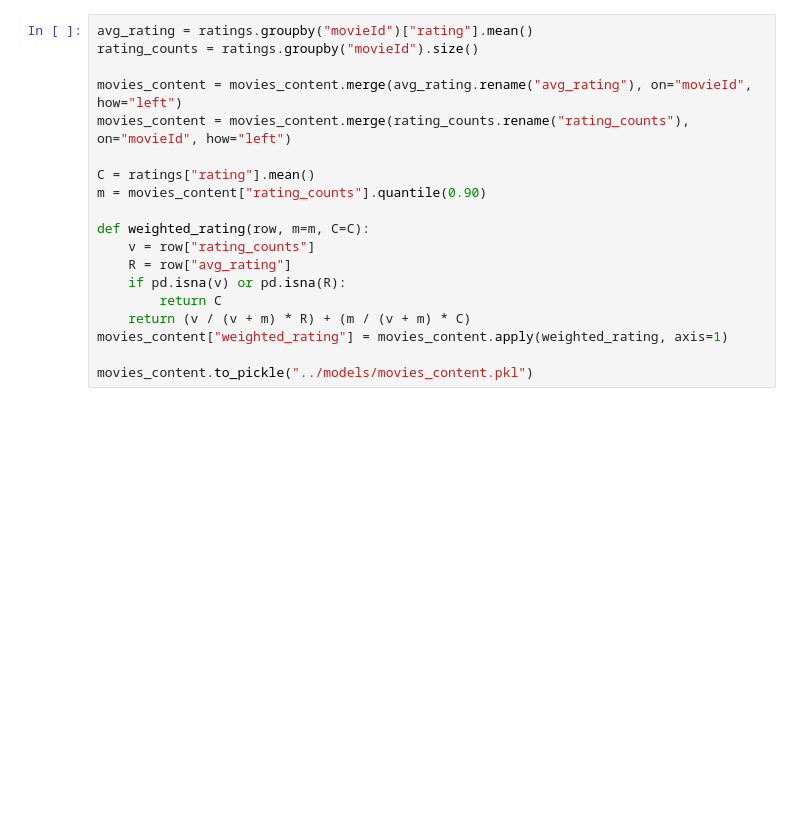
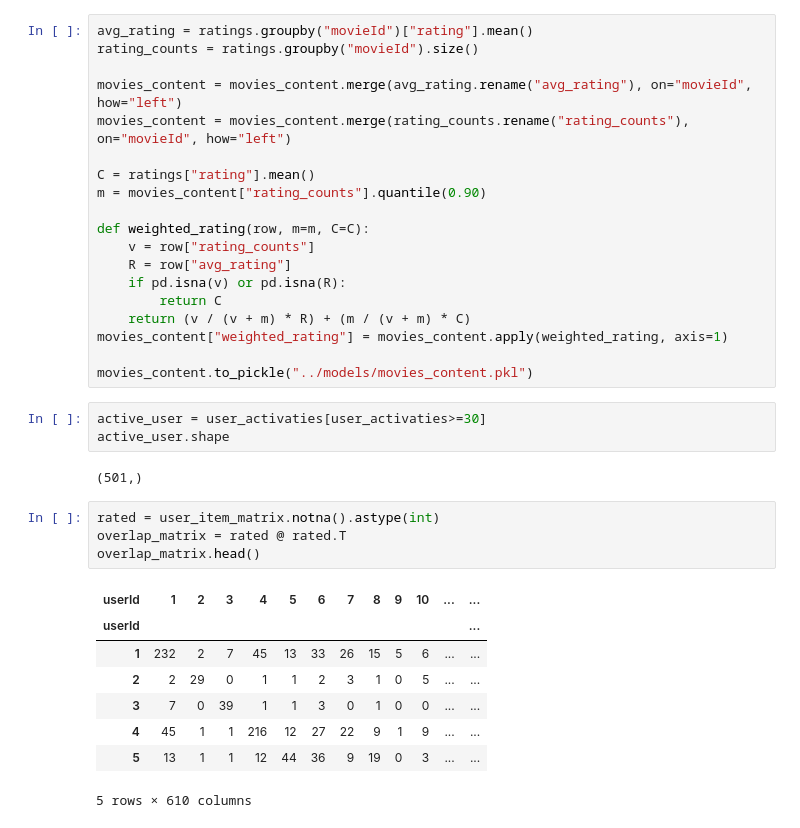
Before and after one commit to cz-iox/-Movie-Recommendation-System, a Jupyter notebook: notebooks/data_exploration_01.ipynb, the cells around one changed output. Drawn from its saved outputs; the diff is of its cells as text; blank space fills up the shorter version.

```diff
--- a/notebooks/data_exploration_01.ipynb
+++ b/notebooks/data_exploration_01.ipynb
@@ -842,3 +842,21 @@ def weighted_rating(row, m=m, C=C):
 movies_content["weighted_rating"] = movies_content.apply(weighted_rating, axis=1)
 
 movies_content.to_pickle("../models/movies_content.pkl")
+# %%
+active_user = user_activaties[user_activaties>=30]
+active_user.shape
+# %% [output]
+(501,)
+# %%
+rated = user_item_matrix.notna().astype(int)
+overlap_matrix = rated @ rated.T
+overlap_matrix.head()
+# %% [output]
+| userId | 1 | 2 | 3 | 4 | 5 | 6 | 7 | 8 | 9 | 10 | ... | ... |
+| userId |  |  |  |  |  |  |  |  |  |  |  | ... |
+| 1 | 232 | 2 | 7 | 45 | 13 | 33 | 26 | 15 | 5 | 6 | ... | ... |
+| 2 | 2 | 29 | 0 | 1 | 1 | 2 | 3 | 1 | 0 | 5 | ... | ... |
+| 3 | 7 | 0 | 39 | 1 | 1 | 3 | 0 | 1 | 0 | 0 | ... | ... |
+| 4 | 45 | 1 | 1 | 216 | 12 | 27 | 22 | 9 | 1 | 9 | ... | ... |
+| 5 | 13 | 1 | 1 | 12 | 44 | 36 | 9 | 19 | 0 | 3 | ... | ... |
+5 rows × 610 columns
```
Also changed, not shown: parts of 17 cells of this notebook, 8 other files.
